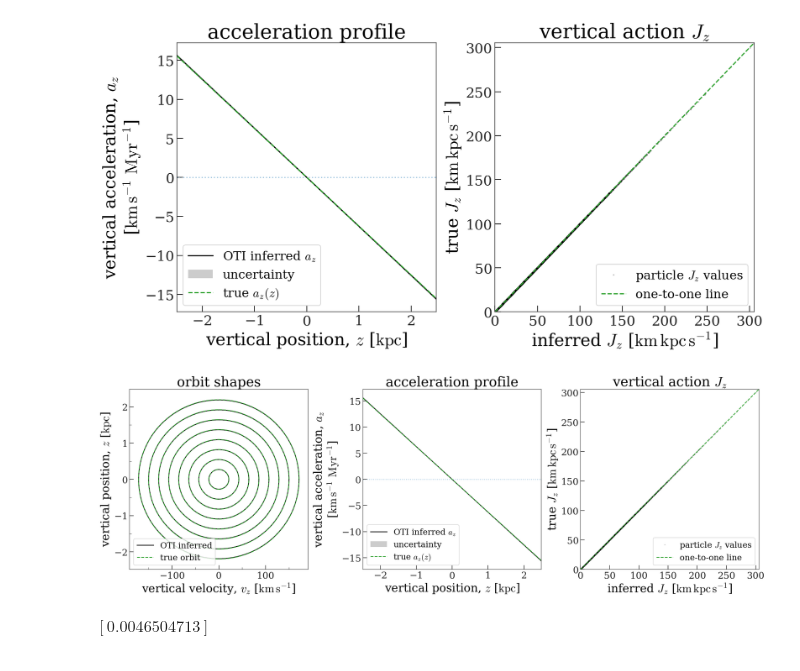
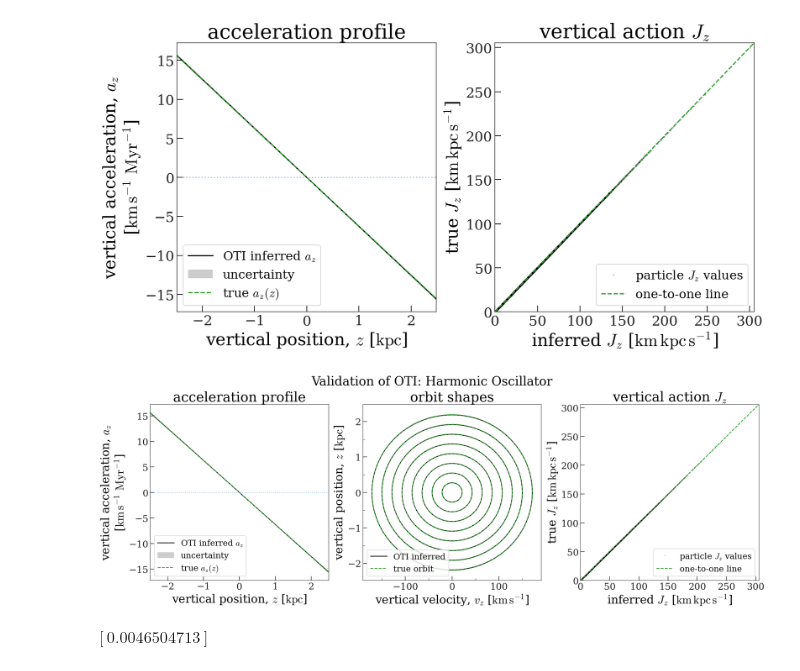
Before and after one commit to adrn/empirical-af, a Jupyter notebook: scripts/Figure-harmonic-oscillator.ipynb, the cells around one changed output. Saved outputs shown, nothing was run; the diff lists cells and outputs as text; code cells hidden in the pictures.

Commit message:
update figures and figure scripts

```diff
--- a/scripts/Figure-harmonic-oscillator.ipynb
+++ b/scripts/Figure-harmonic-oscillator.ipynb
@@ -106,39 +110,43 @@ plot_az_Jz(np.mean(accs, axis=0), accs, grid, aaf, true_acc, pdata["Jz"][:subset
 zlim = np.array([-1, 1]) * max_z.value
 vzlim = np.array([-1, 1]) * max_vz.to_value(u.km / u.s)
 # %%
-fig, axes = plt.subplots(1, 3, figsize=(18, 6.0), layout="constrained")
+fig, axes = plt.subplots(1, 3, figsize=(18, 6.3), layout="constrained")
 
 ax = axes[0]
 
 orbit_vzs = np.linspace(0, 1.0, 8 + 1)[1:] * max_vz * 0.9
 
 T = 2 * np.pi / true_Omega
 N_steps = 512
 dt = T / N_steps
 
 true_zvzs = np.zeros((len(orbit_vzs), 2, N_steps))
 for i, vv in enumerate(orbit_vzs.decompose(galactic).value):
     orbit = gala_pot.integrate_orbit(
         [0.0, vv], dt=dt, t1=0, t2=T, Integrator=gi.DOPRI853Integrator
     )
     true_zvzs[i, 0] = orbit.x1.decompose(galactic).value
     true_zvzs[i, 1] = orbit.v_x1.decompose(galactic).value
 
-plot_orbit_shapes(model, res_params, true_zvzs, zlim, vzlim, ax=ax)
+plot_orbit_shapes(model, res_params, true_zvzs, zlim, vzlim, ax=axes[1])
 
 plot_az_Jz(
     np.mean(accs, axis=0),
     accs,
     grid,
     aaf,
     true_acc,
     pdata["Jz"][:subset_N],
-    axes=axes[1:],
+    axes=[axes[0], axes[2]],
 )
 
-fig.savefig("../tex/figures/sho-validation.pdf", dpi=250)
+fig.suptitle(f"Validation of OTI: {title}", fontsize=24)
+
+fig.savefig(
+    "../tex/figures/sho-validation.pdf", dpi=250, pad_inches=0.1, bbox_inches="tight"
+)
 # %% [output]
-[figure, old version]
+[figure, new version]
 # %%
 idx = np.abs(grid - 2 * u.kpc).argmin()
 frac_dacc = dacc / true_acc[:, None]
```
Also changed, not shown: parts of 1 cell of this notebook, 12 other files.
